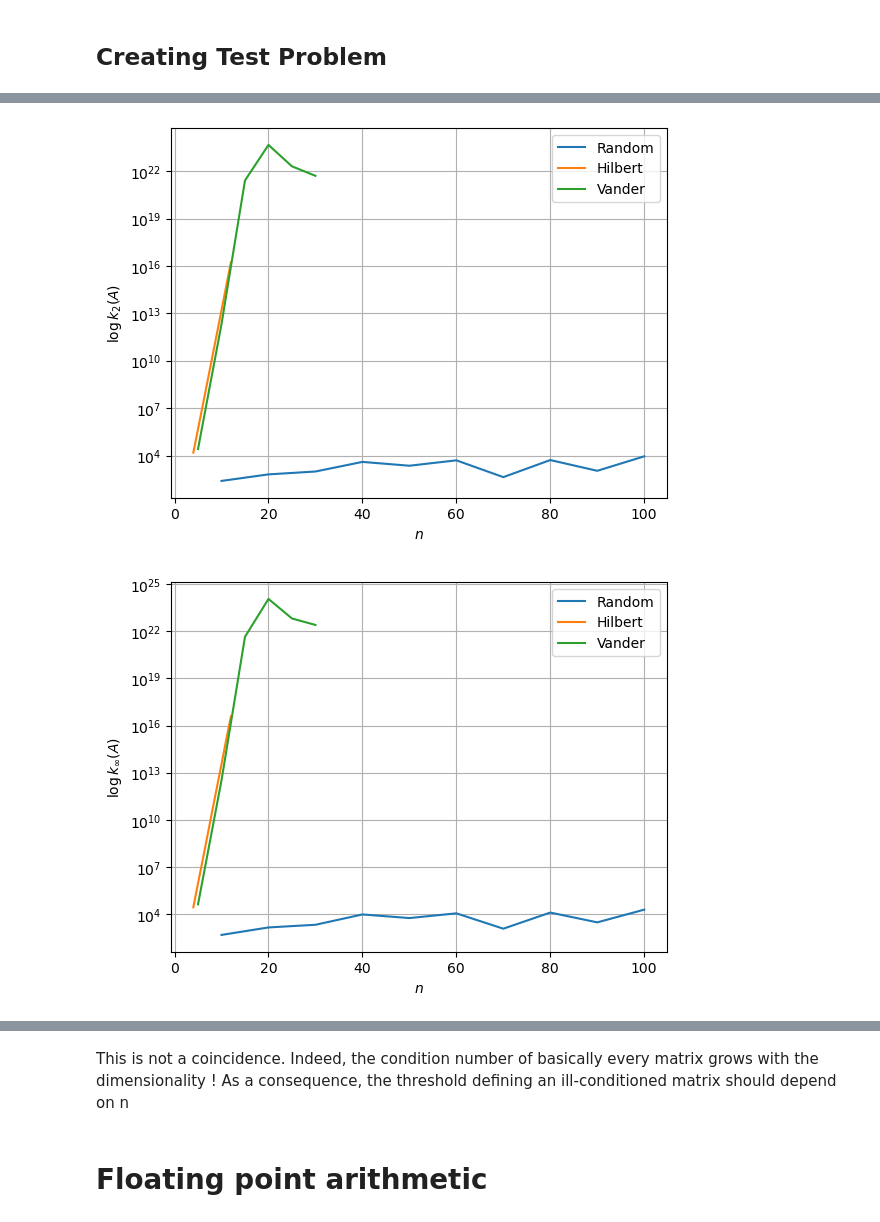
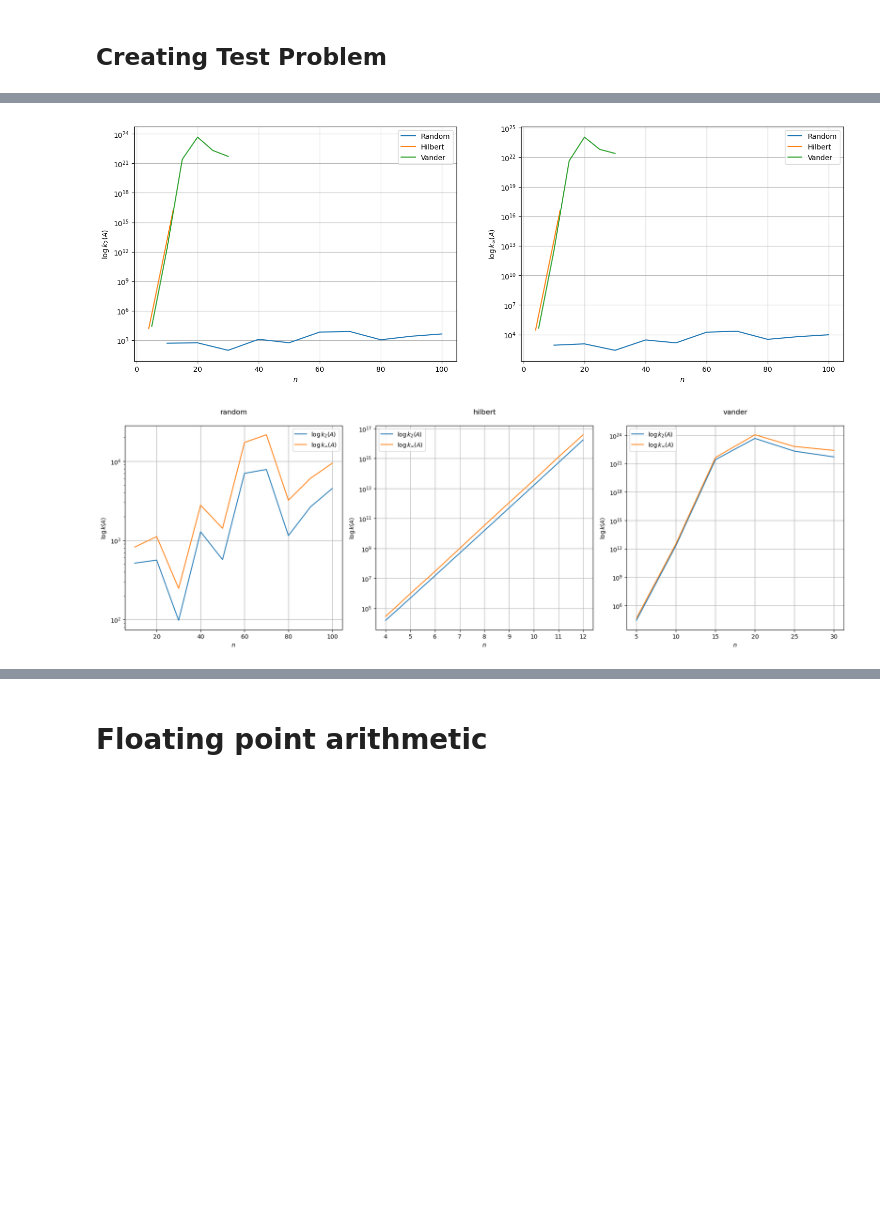
Before and after one commit to 26leonardo/homework_ssm_unibo, a Jupyter notebook: homework1.ipynb, the cells around one changed output, grey strips where cells are left out. Saved outputs shown, nothing was run; the diff lists cells and outputs as text; code cells hidden in the pictures; blank space fills up the shorter version.

```diff
--- a/homework1.ipynb
+++ b/homework1.ipynb
@@ -40,10 +36,0 @@ l_hilb_matrix = np.array(
-# %%
-# Create an array of Vandermonde matrices
-
-l_vand_N = np.arange(5,31,5)
-
-# array of Vandermonde matrices
-l_vand_matrix = np.array([np.vander(np.arange(1,dim+1,1),dim, increasing=False) for dim in l_vand_N], dtype=object)
-
-print(l_vand_matrix[3].shape)
-print(l_vand_matrix.shape)
@@ -53,10 +36,0 @@ print(l_vand_matrix.shape)
-# %%
-# Create an array of Hilbert matrices
-
-l_hilb_N = np.arange(4,13,1)
-
-# array of Hilbert matrices
-l_hilb_matrix = np.array([scipy.linalg.hilbert(dim) for dim in l_hilb_N], dtype=object)
-
-print(l_hilb_matrix[3].shape)
-print(l_hilb_matrix.shape)
@@ -142,8 +164,9 @@ Condition number (inf-norm): 2.4729336568414145e+22
 plt.figure(figsize=(5, 5))
 
 for i in matrix_dict:
-    plt.plot(N_dict[i], rel_errors[i])
+    plt.plot(N_dict[i], rel_errors[i], label=i)
 plt.grid()
+plt.legend()
 plt.xlabel(r"$n$")
 plt.ylabel(r"$ err_{rel}(A)$")
 plt.show()
@@ -152,10 +179,11 @@ plt.show()
 # %%
-plt.figure(figsize=(5, 10))
+plt.figure(figsize=(18, 6))
 j = 0
+colors = ['b', 'r', 'g']
 for i in matrix_dict:
-    plt.subplot(3, 1, j+1)
+    plt.subplot(1, 3, j+1)
     plt.title(i, pad=20)
-    plt.plot(N_dict[i], rel_errors[i])
+    plt.plot(N_dict[i], rel_errors[i], color=colors[j], label=i)
     plt.grid()
     plt.xlabel(r"$n$")
     plt.ylabel(r"$ err_{rel}(A)$")
@@ -186,33 +217,35 @@ plt.show()
 # %%
 # Make a plot with log scaling on the y-axis
-for condition in conditions:
+plt.figure(figsize=(18, 6))
+for i,condition in enumerate(conditions):
+    plt.subplot(1, 2, i+1)
     plt.semilogy(l_random_N, condition['random'])
     plt.semilogy(l_hilb_N, condition['hilbert'])
     plt.semilogy(l_vand_N, condition['vander'])
     plt.grid()
     plt.xlabel(r"$n$")
     if condition == conditions_2:
         plt.ylabel(r"$\log k_2(A)$")
     else:
         plt.ylabel(r"$\log k_{\infty}(A)$")
     plt.legend(["Random", "Hilbert", "Vander"])
-    plt.show()
+plt.show()
 
 
-plt.figure(figsize=(5, 10))
+plt.figure(figsize=(18, 6))
 j = 0
 for i in matrix_dict:
-    plt.subplot(3, 1, j+1)
+    plt.subplot(1, 3, j+1)
     plt.title(i, pad=20)
     plt.semilogy(N_dict[i], conditions[0][i])
     plt.semilogy(N_dict[i], conditions[1][i])
     plt.grid()
     plt.xlabel(r"$n$")
     plt.ylabel(r"$\log k(A)$")
     plt.legend([r"$\log k_2(A)$",r"$\log k_{\infty}(A)$"])
     j += 1
 plt.tight_layout()
 plt.show()
 # %% [output]
-[figure, old version]
+[figure, new version]
-[figure, old version]
+[figure, new version]
@@ -220,4 +252,2 @@ plt.show()
-# %% [markdown]
-This is not a coincidence. Indeed, the condition number of basically every matrix grows with the dimensionality ! As a consequence, the threshold defining an ill-conditioned matrix should depend on n
 # %% [markdown]
 # Floating point arithmetic
```
Also changed, not shown: parts of 28 cells of this notebook.
